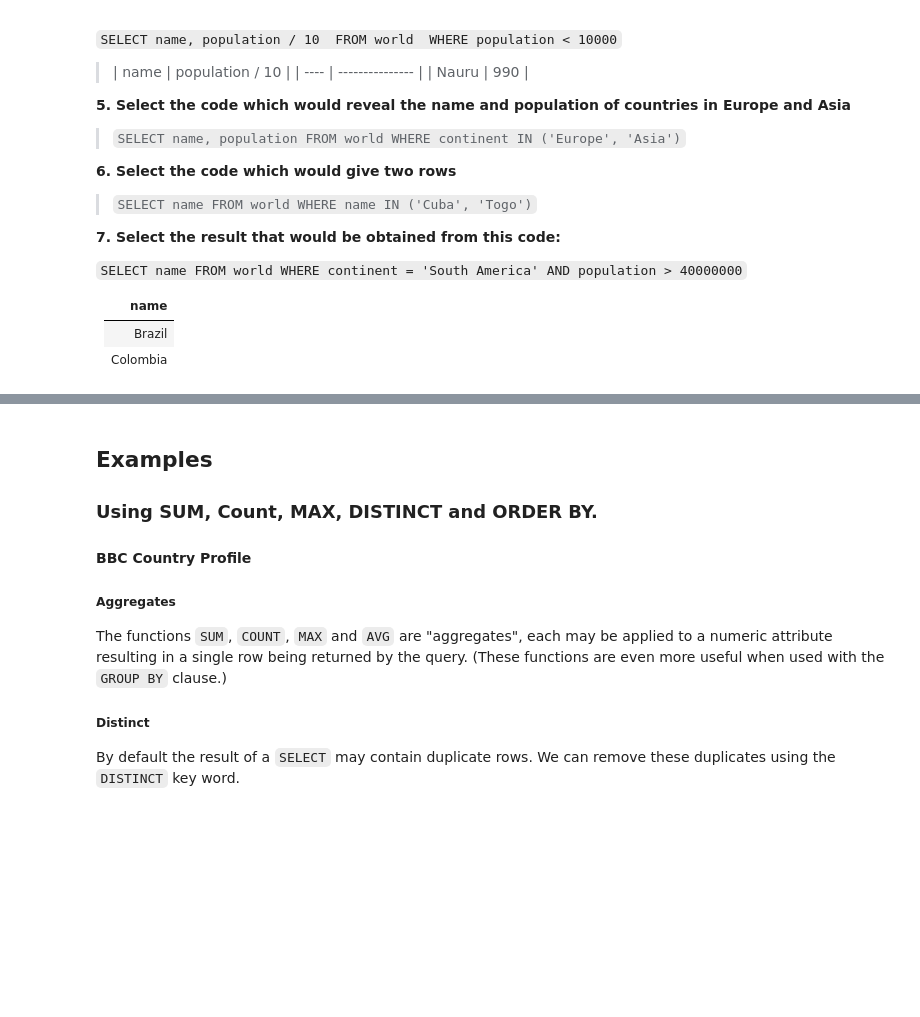
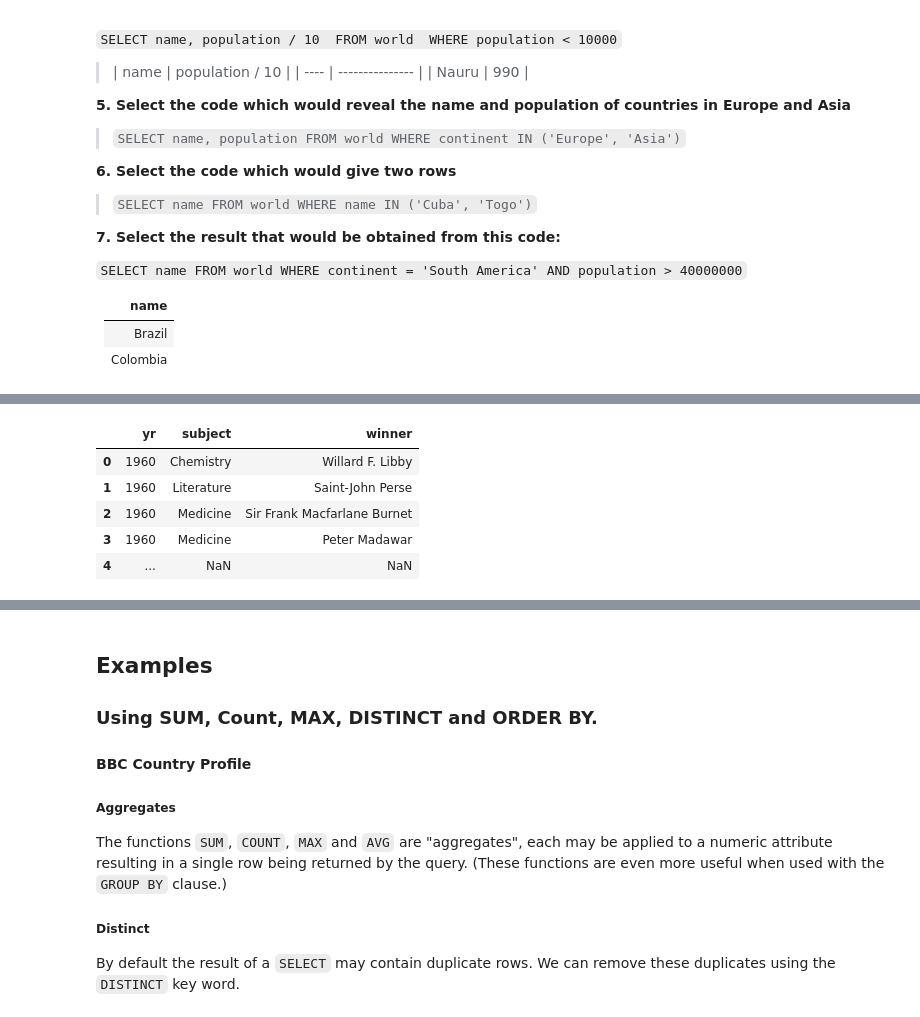
Before and after one commit to aliciag92/SQL-notes, a Jupyter notebook: sql_zoo_practice.ipynb, the cells around one changed output, grey strips where cells are left out. Cells and saved outputs as stored; diff of their text form; code cells hidden in the pictures; blank space fills up the shorter version.

```diff
--- a/sql_zoo_practice.ipynb
+++ b/sql_zoo_practice.ipynb
@@ -490,0 +497,9 @@ WHERE name LIKE '%a%'
+# %%
+pd.read_clipboard()
+# %% [output]
+|  | yr | subject | winner |
+| 0 | 1960 | Chemistry | Willard F. Libby |
+| 1 | 1960 | Literature | Saint-John Perse |
+| 2 | 1960 | Medicine | Sir Frank Macfarlane Burnet |
+| 3 | 1960 | Medicine | Peter Madawar |
+| 4 | ... | NaN | NaN |
```
Also changed, not shown: parts of 2 cells of this notebook.
